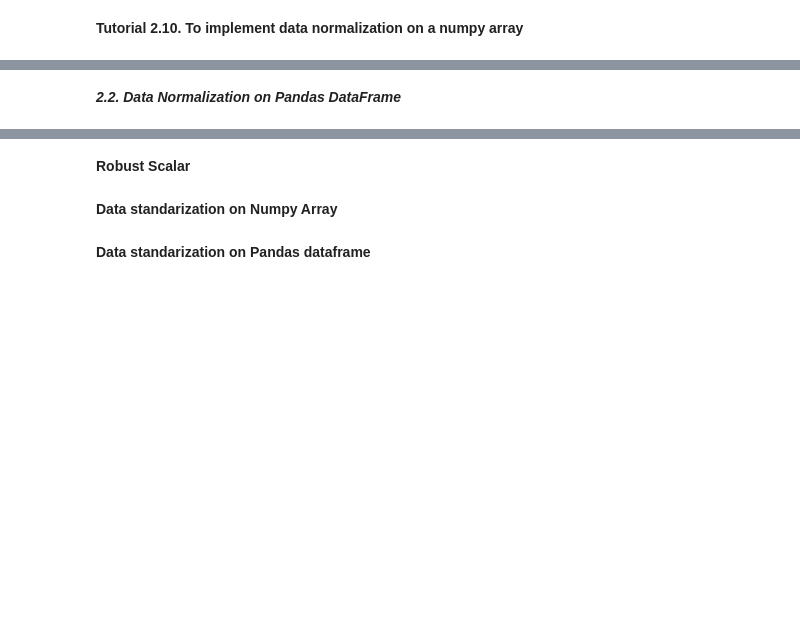
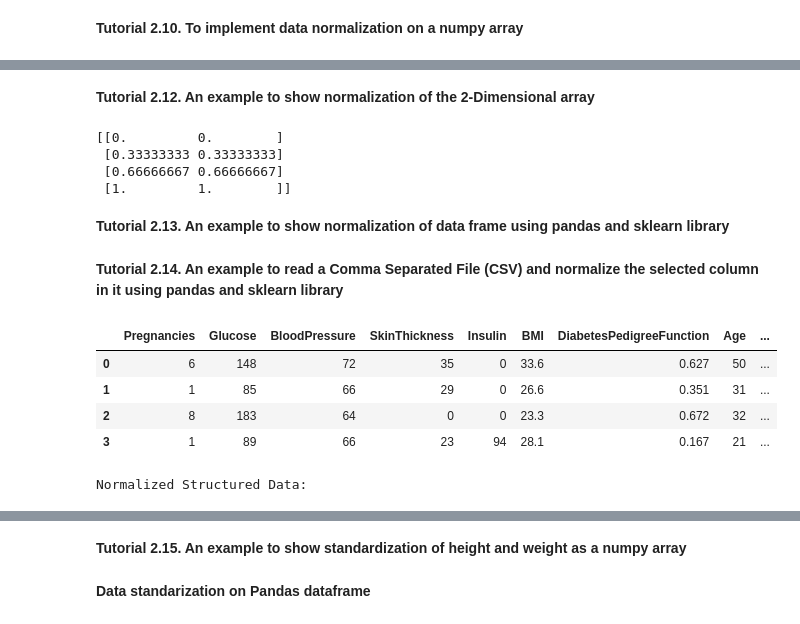
Before and after one commit to bpbpublications/Statistics-for-Data-Scientists-and-Analysts, a Jupyter notebook: notebooks/chapter2/chapter2.ipynb, the cells around one changed output, grey strips where cells are left out. Cells and saved outputs as stored; diff of their text form; code cells hidden in the pictures; blank space fills up the shorter version.

Commit message:
diabeties spelling and tutorial number added

```diff
--- a/notebooks/chapter2/chapter2.ipynb
+++ b/notebooks/chapter2/chapter2.ipynb
@@ -211,5 +199,23 @@ normalized_structured = scaler.fit_transform(structured_data)
 print("Normalized Data:")
 print(normalized_structured)
+# %% [markdown]
+**Tutorial 2.12. An example to show normalization of the 2-Dimensional array**
+# %%
+# import the preprocessing module from the scikit-learn library
+from sklearn import preprocessing
+# create a sample dataset with two features: x and y
+data = [[10, 2000], [15, 3000], [20, 4000], [25, 5000]]
+# initialize a MinMaxScaler object that can normalize the data
+scaler = preprocessing.MinMaxScaler()
+# fit the scaler to the data and transform the data to a range between 0 and 1
+normalized_data = scaler.fit_transform(data)
+# print the normalized data as a numpy array
+print(normalized_data)
+# %% [output]
+[[0.         0.        ]
+ [0.33333333 0.33333333]
+ [0.66666667 0.66666667]
+ [1.         1.        ]]
 # %% [markdown]
-***2.2. Data Normalization on Pandas DataFrame***
+**Tutorial 2.13. An example to show normalization of data frame using pandas and sklearn library**
 # %%
@@ -241,32 +241,44 @@ normalized_df = pd.DataFrame(normalized_df, columns=df.columns)
 print("Normalized dataframe:")
 print(normalized_df)
+# %% [markdown]
+**Tutorial 2.14. An example to read a Comma Separated File (CSV) and normalize the selected column in it using pandas and sklearn library**
 # %%
-#import pandas library for working with dataframes
+# import pandas library for working with dataframes
+from sklearn.preprocessing import MinMaxScaler
 import pandas as pd
 
-#import IPython.display for displaying the dataframe
+# import IPython.display for displaying the dataframe
 from IPython.display import display
 
-#read the csv file from the directory and store it as a dataframe
-diabities_df = pd.read_csv("/workspaces/ImplementingStatisticsWithPython/data/chapter1/diabetes.csv")
+# read the csv file from the directory and store it as a dataframe
+diabetes_df = pd.read_csv(
+    "/workspaces/ImplementingStatisticsWithPython/data/chapter1/diabetes.csv")
 
-#specify the columns to normalize, which are all the numerical features in the dataframe
-columns_to_normalize = ['Pregnancies','Glucose','BloodPressure','SkinThickness','Insulin','BMI','DiabetesPedigreeFunction','Age','Outcome']
+# specify the columns to normalize, which are all the numerical features in the dataframe
+columns_to_normalize = ['Pregnancies', 'Glucose', 'BloodPressure',
+                        'SkinThickness', 'Insulin', 'BMI', 'DiabetesPedigreeFunction', 'Age', 'Outcome']
 
-#display the unnormalized dataframe
-display(diabities_df[columns_to_normalize].head(4))
+# display the unnormalized dataframe
+display(diabetes_df[columns_to_normalize].head(4))
 
-#import MinMaxScaler class from the preprocessing module of scikit-learn library for data normalization
-from sklearn.preprocessing import MinMaxScaler
+# import MinMaxScaler class from the preprocessing module of scikit-learn library for data normalization
 
-#create an instance of MinMaxScaler object that can normalize the data
+# create an instance of MinMaxScaler object that can normalize the data
 scaler = MinMaxScaler()
 
-#fit and transform the dataframe using the scaler and assign the normalized values to the same columns
-diabities_df[columns_to_normalize] = scaler.fit_transform(diabities_df[columns_to_normalize])
+# fit and transform the dataframe using the scaler and assign the normalized values to the same columns
+diabetes_df[columns_to_normalize] = scaler.fit_transform(
+    diabetes_df[columns_to_normalize])
 
-#print a message to indicate the normalized structured data
+# print a message to indicate the normalized structured data
 print("Normalized Structured Data:")
 
-#display the normalized dataframe
-display(diabities_df.head(4))
+# display the normalized dataframe
+display(diabetes_df.head(4))
+# %% [output]
+|  | Pregnancies | Glucose | BloodPressure | SkinThickness | Insulin | BMI | DiabetesPedigreeFunction | Age | ... |
+| 0 | 6 | 148 | 72 | 35 | 0 | 33.6 | 0.627 | 50 | ... |
+| 1 | 1 | 85 | 66 | 29 | 0 | 26.6 | 0.351 | 31 | ... |
+| 2 | 8 | 183 | 64 | 0 | 0 | 23.3 | 0.672 | 32 | ... |
+| 3 | 1 | 89 | 66 | 23 | 94 | 28.1 | 0.167 | 21 | ... |
+Normalized Structured Data:
@@ -273,2 +289,0 @@ display(diabities_df.head(4))
-# %% [markdown]
-**Robust Scalar**
@@ -287,5 +290,5 @@ print(normalized_data)
 # %% [markdown]
-**Data standarization on Numpy Array**
+**Tutorial 2.15. An example to show standardization of height and weight as a numpy array**
 # %%
 # Import numpy library for numerical calculations
 import numpy as np
```
Also changed, not shown: parts of 34 cells of this notebook.
